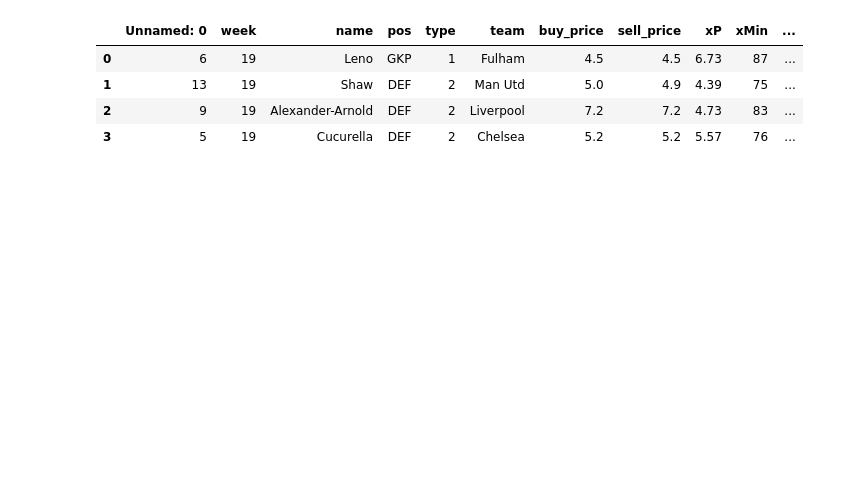
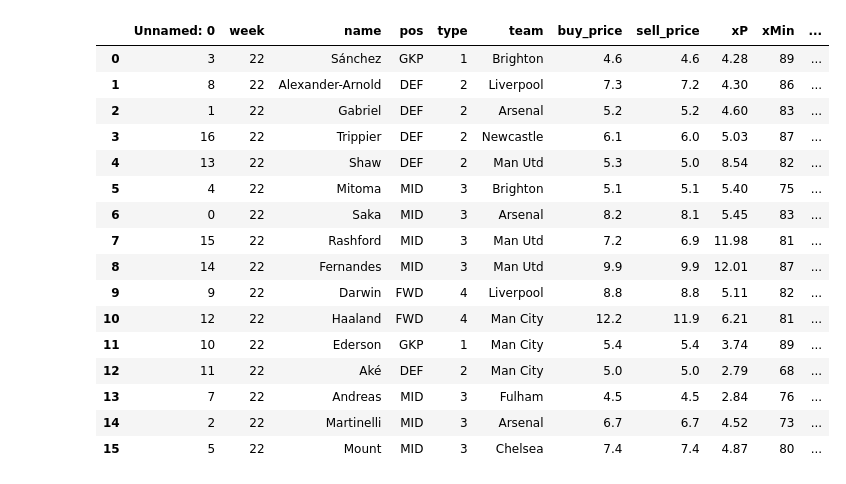
Before and after one commit to eireye/fpl, a Jupyter notebook: Notebook/visualisere.ipynb, the cells around one changed output. Saved outputs shown, nothing was run; the diff lists cells and outputs as text; code cells hidden in the pictures; blank space fills up the shorter version.

```diff
--- a/Notebook/visualisere.ipynb
+++ b/Notebook/visualisere.ipynb
@@ -19,13 +19,25 @@ latest_optimal_plan_data = pd.read_csv("../output/optimal_plan_regular.csv")
 
 # latest_optimal_plan_data.groupby("week")[["xP"]].sum()
 # %%
-latest_optimal_plan_data.head(4)
+latest_optimal_plan_data.head(16)
 # %% [output]
 |  | Unnamed: 0 | week | name | pos | type | team | buy_price | sell_price | xP | xMin | ... |
-| 0 | 6 | 19 | Leno | GKP | 1 | Fulham | 4.5 | 4.5 | 6.73 | 87 | ... |
-| 1 | 13 | 19 | Shaw | DEF | 2 | Man Utd | 5.0 | 4.9 | 4.39 | 75 | ... |
-| 2 | 9 | 19 | Alexander-Arnold | DEF | 2 | Liverpool | 7.2 | 7.2 | 4.73 | 83 | ... |
-| 3 | 5 | 19 | Cucurella | DEF | 2 | Chelsea | 5.2 | 5.2 | 5.57 | 76 | ... |
+| 0 | 3 | 22 | Sánchez | GKP | 1 | Brighton | 4.6 | 4.6 | 4.28 | 89 | ... |
+| 1 | 8 | 22 | Alexander-Arnold | DEF | 2 | Liverpool | 7.3 | 7.2 | 4.30 | 86 | ... |
+| 2 | 1 | 22 | Gabriel | DEF | 2 | Arsenal | 5.2 | 5.2 | 4.60 | 83 | ... |
+| 3 | 16 | 22 | Trippier | DEF | 2 | Newcastle | 6.1 | 6.0 | 5.03 | 87 | ... |
+| 4 | 13 | 22 | Shaw | DEF | 2 | Man Utd | 5.3 | 5.0 | 8.54 | 82 | ... |
+| 5 | 4 | 22 | Mitoma | MID | 3 | Brighton | 5.1 | 5.1 | 5.40 | 75 | ... |
+| 6 | 0 | 22 | Saka | MID | 3 | Arsenal | 8.2 | 8.1 | 5.45 | 83 | ... |
+| 7 | 15 | 22 | Rashford | MID | 3 | Man Utd | 7.2 | 6.9 | 11.98 | 81 | ... |
+| 8 | 14 | 22 | Fernandes | MID | 3 | Man Utd | 9.9 | 9.9 | 12.01 | 87 | ... |
+| 9 | 9 | 22 | Darwin | FWD | 4 | Liverpool | 8.8 | 8.8 | 5.11 | 82 | ... |
+| 10 | 12 | 22 | Haaland | FWD | 4 | Man City | 12.2 | 11.9 | 6.21 | 81 | ... |
+| 11 | 10 | 22 | Ederson | GKP | 1 | Man City | 5.4 | 5.4 | 3.74 | 89 | ... |
+| 12 | 11 | 22 | Aké | DEF | 2 | Man City | 5.0 | 5.0 | 2.79 | 68 | ... |
+| 13 | 7 | 22 | Andreas | MID | 3 | Fulham | 4.5 | 4.5 | 2.84 | 76 | ... |
+| 14 | 2 | 22 | Martinelli | MID | 3 | Arsenal | 6.7 | 6.7 | 4.52 | 73 | ... |
+| 15 | 5 | 22 | Mount | MID | 3 | Chelsea | 7.4 | 7.4 | 4.87 | 80 | ... |
 # %%
 # def start_ellever(next_gw, data):
 #         next_gw= data.loc[(data["week"]==next_gw)& (data['lineup']== 1) &]
```
Also changed, not shown: parts of 16 cells of this notebook, 17 other files.
